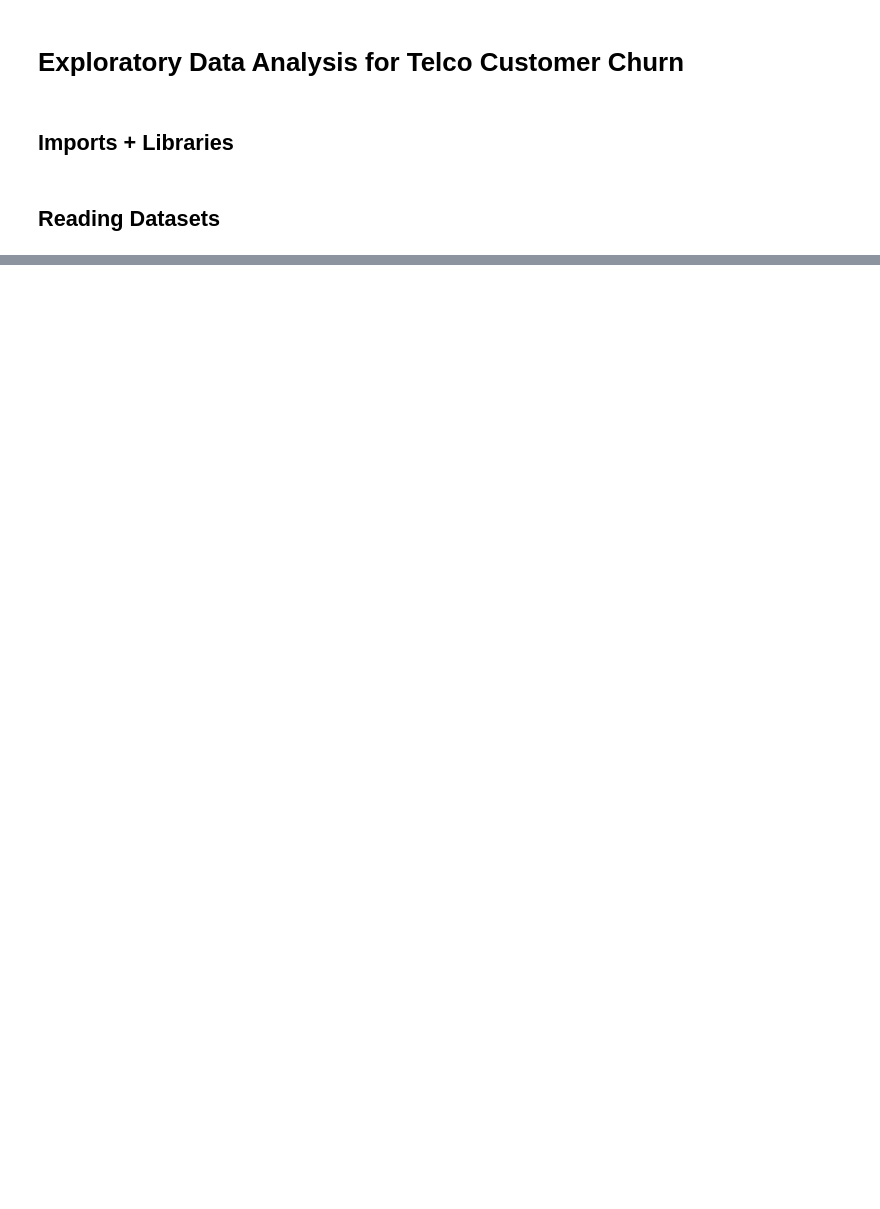
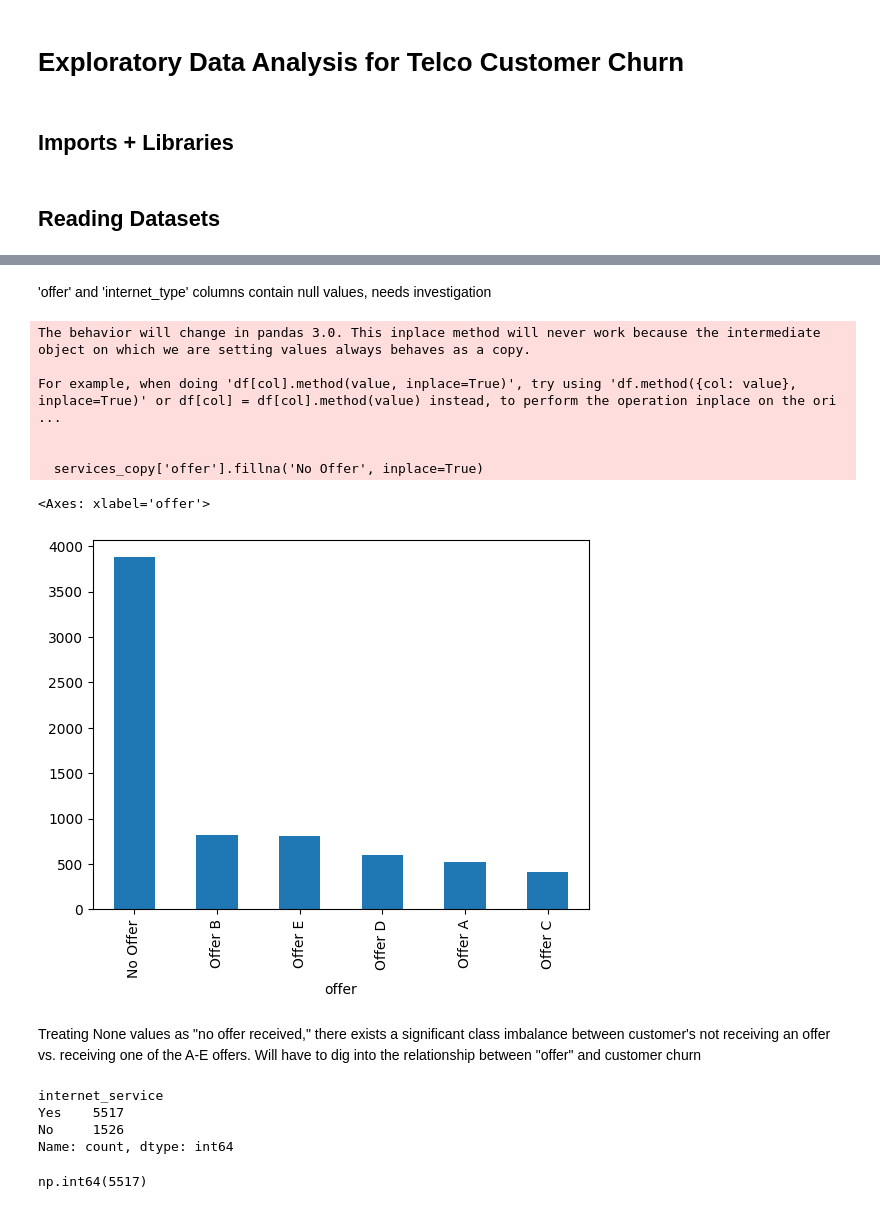
Before and after one commit to pprestonlee/churn-prediction, a Jupyter notebook: notebooks/eda.ipynb, the cells around one changed output, grey strips where cells are left out. Cells and saved outputs as stored; diff of their text form; code cells hidden in the pictures; blank space fills up the shorter version.

```diff
--- a/notebooks/eda.ipynb
+++ b/notebooks/eda.ipynb
@@ -64,0 +148,29 @@ status.head()
+# %% [markdown]
+'offer' and 'internet_type' columns contain null values, needs investigation
+# %%
+services_copy = services.copy()
+services_copy['offer'].fillna('No Offer', inplace=True)
+services_copy['offer'].value_counts().plot(kind='bar')
+# %% [output]
+The behavior will change in pandas 3.0. This inplace method will never work because the intermediate object on which we are setting values always behaves as a copy.
+
+For example, when doing 'df[col].method(value, inplace=True)', try using 'df.method({col: value}, inplace=True)' or df[col] = df[col].method(value) instead, to perform the operation inplace on the ori ...
+
+
+  services_copy['offer'].fillna('No Offer', inplace=True)
+<Axes: xlabel='offer'>
+[figure, added]
+# %% [markdown]
+Treating None values as "no offer received," there exists a significant class imbalance between customer's not receiving an offer vs. receiving one of the A-E offers. Will have to dig into the relationship between "offer" and customer churn
+# %%
+# Now investigating 'internet_type' and 'internet_service' features
+services['internet_service'].value_counts()
+# %% [output]
+internet_service
+Yes    5517
+No     1526
+Name: count, dtype: int64
+# %%
+services['internet_type'].value_counts().sum()
+# %% [output]
+np.int64(5517)
```
Also changed, not shown: parts of 47 cells of this notebook.
